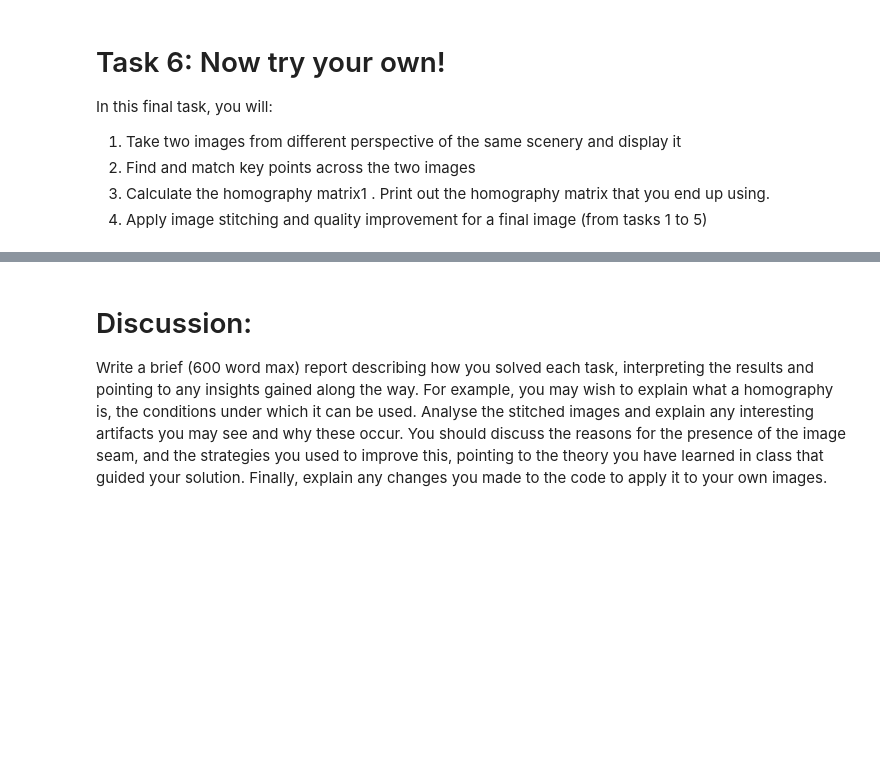
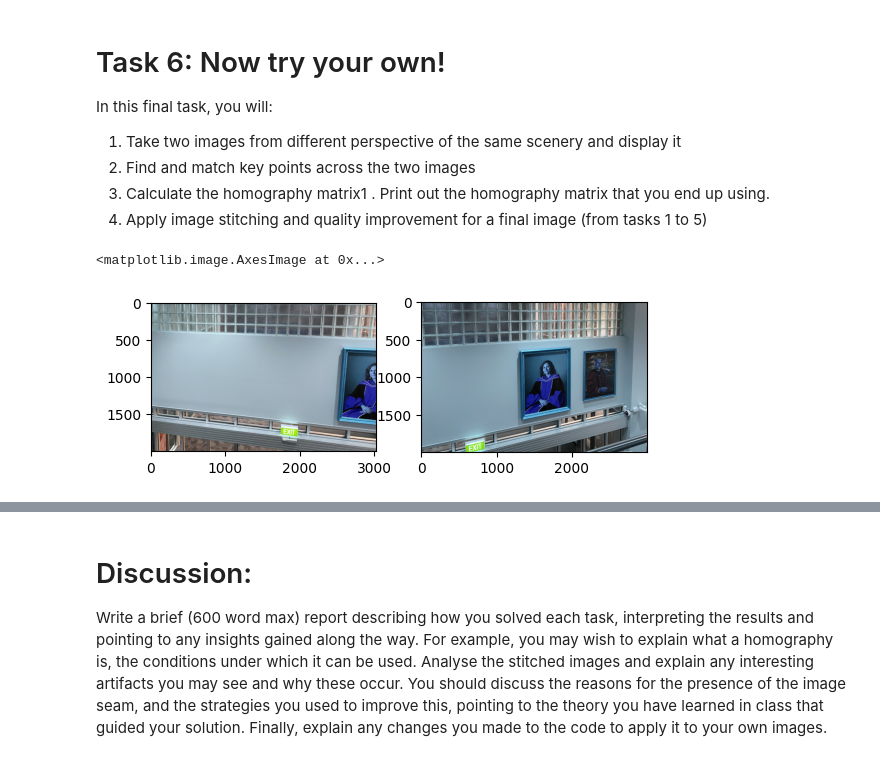
Before and after one commit to jame-slatta/ECE4076_2026, a Jupyter notebook: Lab02/Lab2_student_template.ipynb, the cells around one changed output, grey strips where cells are left out. Saved outputs shown, nothing was run; the diff lists cells and outputs as text; code cells hidden in the pictures; blank space fills up the shorter version.

```diff
--- a/Lab02/Lab2_student_template.ipynb
+++ b/Lab02/Lab2_student_template.ipynb
@@ -243,3 +273,41 @@ In this final task, you will:
 3. Calculate the homography matrix1 . Print out the homography matrix that you end
 up using.
 4. Apply image stitching and quality improvement for a final image (from tasks 1 to 5)
+# %%
+# Write your code here
+painting_left = cv2.imread('painting_left.jpeg')
+painting_right = cv2.imread('painting_right.jpeg')
+
+# def my_conv(src, kernel, stride):
+#     # Extract image dimensions
+#     h, w, c = src.shape
+
+#     #square kernels only
+#     if kernel.shape[0] != kernel.shape[1]:
+#         raise ValueError("Kernel must be square")
+#     k = kernel.shape[0]
+#     # Create an output image which will be the size reduced by the kernel size and stride
+#     output = np.zeros((((h-k)//stride)+1, ((w-k)//stride)+1))
+#     for y in range(0, h-k+1, stride):
+#         for x in range(0, w-k+1, stride):
+#             # Get the pixel values for the patch
+#             patch = src[y:y+k, x:x+k]
+#             output[y//stride, x//stride] = np.sum(patch * kernel)
+#     return output
+
+#shrink the image
+
+
+# k_shrink = np.ones((3, 3), dtype=np.float32) / (3 * 3)
+# small_left = my_conv(painting_left, k_shrink, 3)
+# small_right = my_conv(painting_right, k_shrink, 3)
+
+small_left = painting_left[1000:3000, 1000:]
+small_right = painting_right[1000:3000, :3000]
+plt.subplot(1, 2, 1)
+plt.imshow(small_left)
+plt.subplot(1, 2, 2)
+plt.imshow(small_right)
+# %% [output]
+<matplotlib.image.AxesImage at 0x...>
+[figure, added]
```
Also changed, not shown: parts of 12 cells of this notebook.
